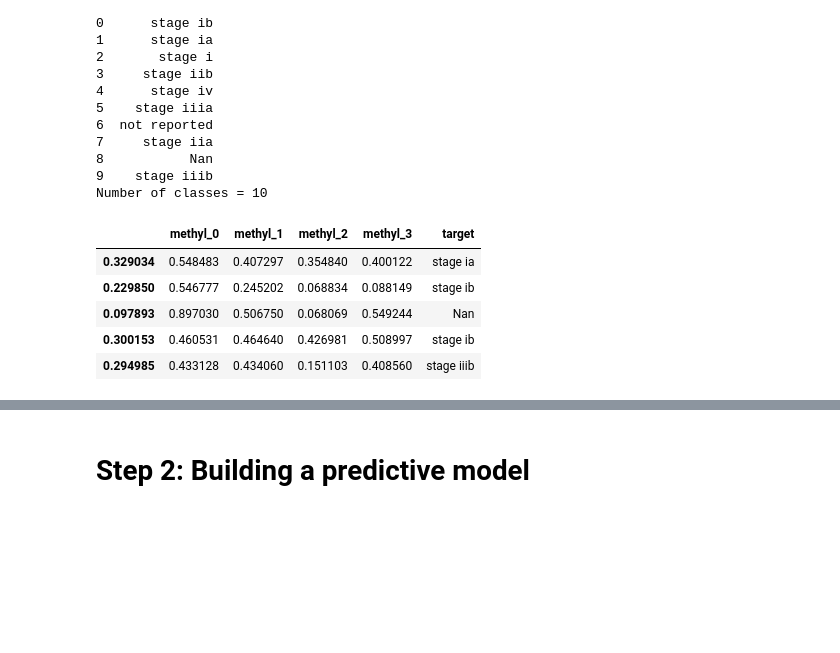
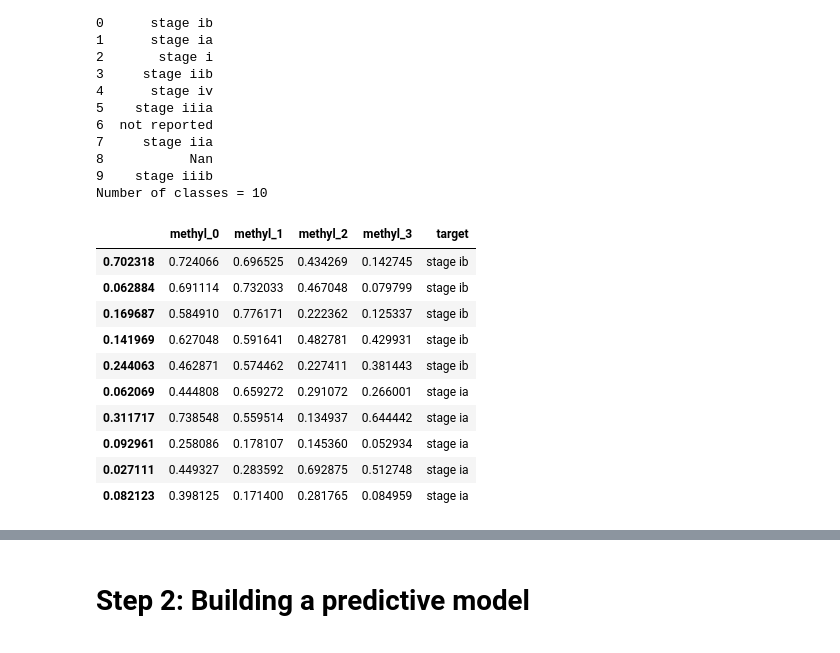
Before and after one commit to HADACA/HADACA, a Jupyter notebook: starting_kit/README.ipynb, the cells around one changed output, grey strips where cells are left out. Cells and saved outputs as stored; diff of their text form; code cells hidden in the pictures; blank space fills up the shorter version.

Commit message:
update data split and sample data generation

```diff
--- a/starting_kit/README.ipynb
+++ b/starting_kit/README.ipynb
@@ -95,14 +81,19 @@ Number of features = 1000
 9    stage iiib
 Number of classes = 10
 # %%
-data_slice.head()
+data_slice.head(10)
 # %% [output]
 |  | methyl_0 | methyl_1 | methyl_2 | methyl_3 | target |
-| 0.329034 | 0.548483 | 0.407297 | 0.354840 | 0.400122 | stage ia |
-| 0.229850 | 0.546777 | 0.245202 | 0.068834 | 0.088149 | stage ib |
-| 0.097893 | 0.897030 | 0.506750 | 0.068069 | 0.549244 | Nan |
-| 0.300153 | 0.460531 | 0.464640 | 0.426981 | 0.508997 | stage ib |
-| 0.294985 | 0.433128 | 0.434060 | 0.151103 | 0.408560 | stage iiib |
+| 0.702318 | 0.724066 | 0.696525 | 0.434269 | 0.142745 | stage ib |
+| 0.062884 | 0.691114 | 0.732033 | 0.467048 | 0.079799 | stage ib |
+| 0.169687 | 0.584910 | 0.776171 | 0.222362 | 0.125337 | stage ib |
+| 0.141969 | 0.627048 | 0.591641 | 0.482781 | 0.429931 | stage ib |
+| 0.244063 | 0.462871 | 0.574462 | 0.227411 | 0.381443 | stage ib |
+| 0.062069 | 0.444808 | 0.659272 | 0.291072 | 0.266001 | stage ia |
+| 0.311717 | 0.738548 | 0.559514 | 0.134937 | 0.644442 | stage ia |
+| 0.092961 | 0.258086 | 0.178107 | 0.145360 | 0.052934 | stage ia |
+| 0.027111 | 0.449327 | 0.283592 | 0.692875 | 0.512748 | stage ia |
+| 0.082123 | 0.398125 | 0.171400 | 0.281765 | 0.084959 | stage ia |
 # %%
 set(list(data_slice.target))
 # %% [output]
```
Also changed, not shown: parts of 13 cells of this notebook, 11 other files.
